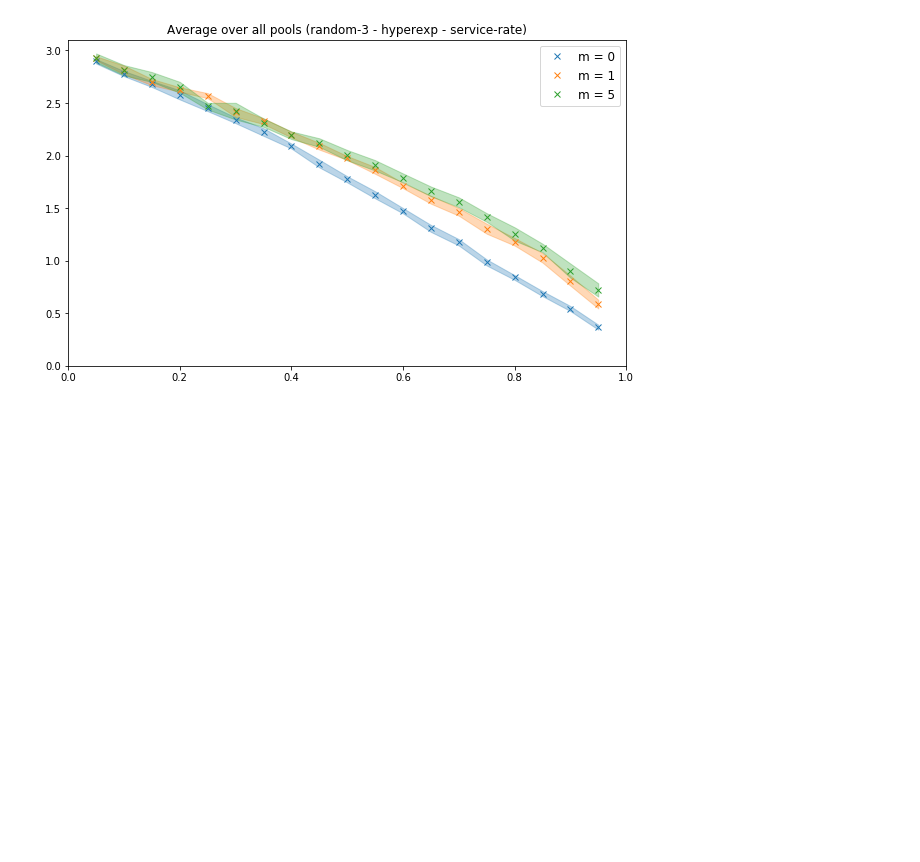
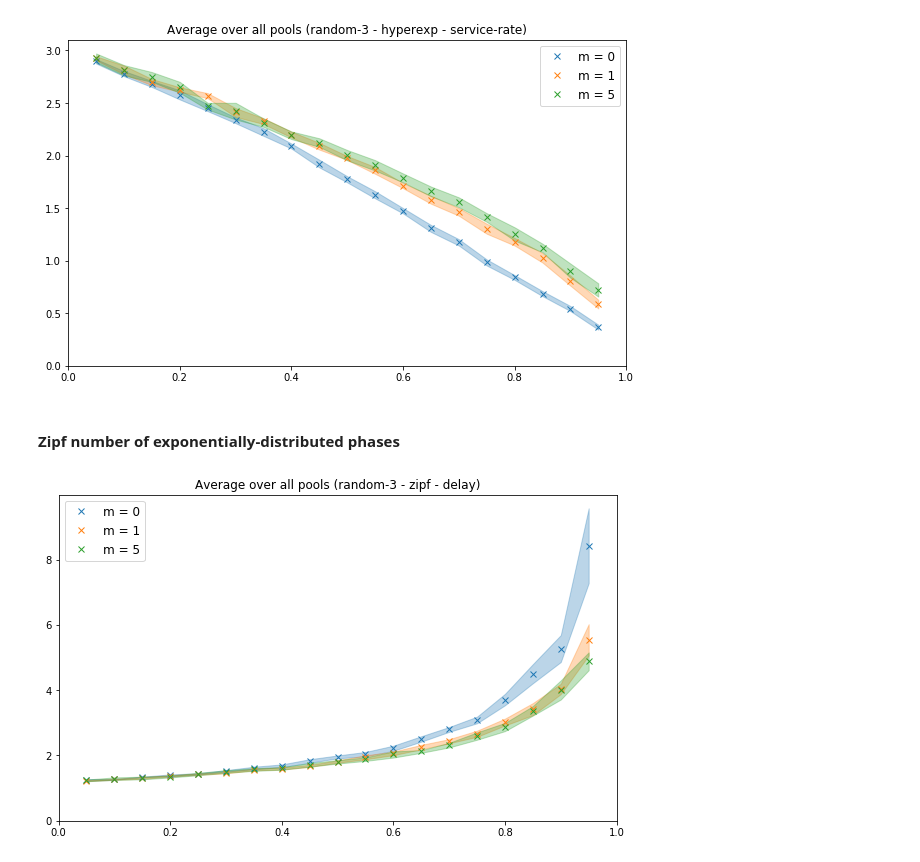
Before and after one commit to ccomte/phd-thesis, a Jupyter notebook: 7-job-scheduling/plot.ipynb, the cells around one changed output. Cells and saved outputs as stored; diff of their text form; code cells hidden in the pictures; blank space fills up the shorter version.

```diff
--- a/7-job-scheduling/plot.ipynb
+++ b/7-job-scheduling/plot.ipynb
@@ -190,3 +200,9 @@ random('random-3', 'hyperexp', 'delay')
 random('random-3', 'hyperexp', 'service-rate')
 # %% [output]
 [figure]
+# %% [markdown]
+#### Zipf number of exponentially-distributed phases
+# %%
+random('random-3', 'zipf', 'delay')
+# %% [output]
+[figure, added]
```
Also changed, not shown: parts of 6 cells of this notebook, 3 other files.
